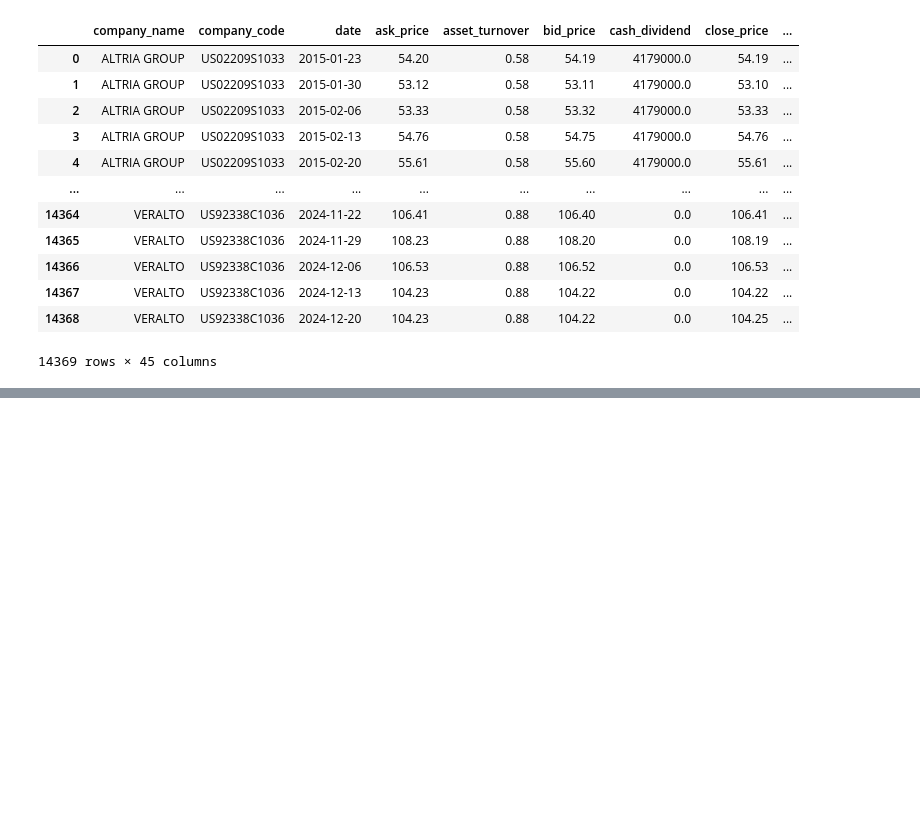
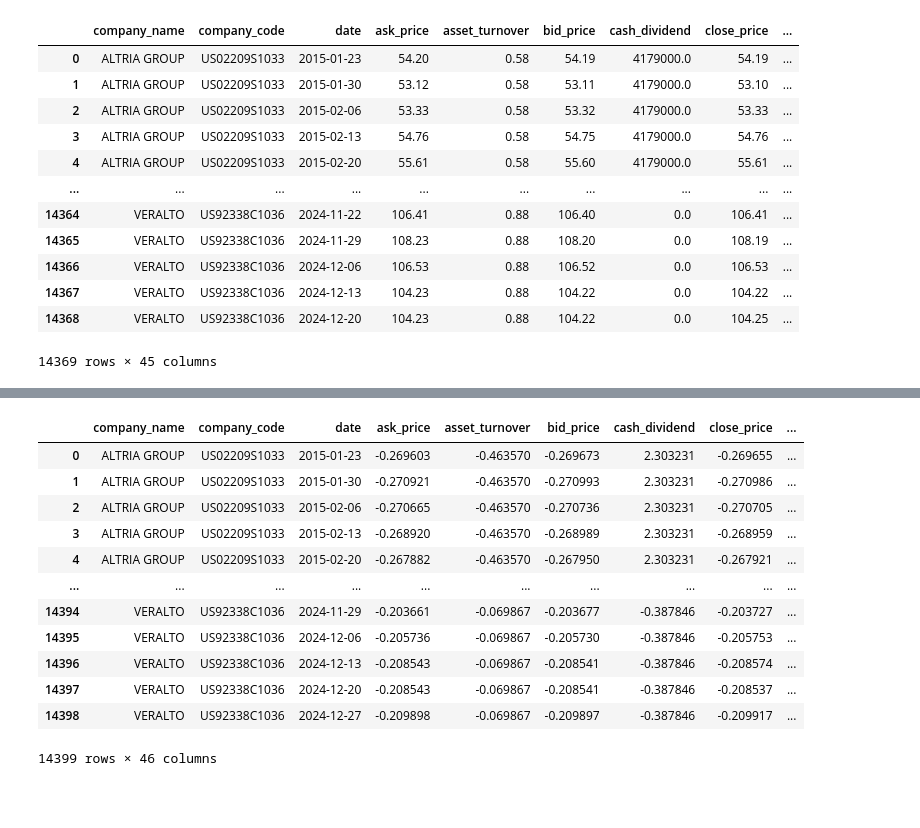
Before and after one commit to kaki1995/Project_Applying-AI-and-Large-Language-Models-in-Stock-Investment, a Jupyter notebook: Code_part 2.ipynb, the cells around one changed output, grey strips where cells are left out. Drawn from its saved outputs; the diff is of its cells as text; code cells hidden in the pictures; blank space fills up the shorter version.

```diff
--- a/Code_part 2.ipynb
+++ b/Code_part 2.ipynb
@@ -720,2 +740,49 @@ df_add_features.tail()
+# %%
+# standardize data
+
+df_stand = df_target.copy() # Make a copy of df_34
+
+X_cols = ["close_price", "ask_price", "bid_price", "price_high", "price_low", "price_open",
+         "turnover_value", "turnover_volume", "vwap", "trading_volume_wa",
+         "total_return", "pe", "ptbv", "dividend_yield", "operating_pm", "gross_pm",
+         "net_income", "roe", "roic", "roa", "ebit", "ebitda", "dpps",
+         "current_ratio", "quick_ratio", "asset_turnover",
+         "tdce", "ltdce", "interest_cover1", "interest_cover2", "cash_dividend", "shares_outstanding",
+         "SP500_Return (%)", "VIX_Close", "weekly_return",
+          "avg_4w", "avg_8w", "avg_12w", "avg_24w", "sharpe_ratio_24w", "skewness_24w","kurtosis_24w"]
+
+y_col = ['next_week_return']
+
+X = df_stand[X_cols]
+y = df_stand[y_col]
+
+scaler_X = StandardScaler()
+X_scaled = scaler_X.fit_transform(X)
+
+scaler_y = StandardScaler()
+y_scaled= scaler_y.fit_transform(y.values.reshape(-1, 1)).flatten()
+
+df_scaled = df_stand.copy()
+
+for i in range(len(X_cols)):
+    df_scaled[X_cols[i]] = X_scaled[:,i]
+
+df_scaled[y_col[0]] = y_scaled
+
+df_scaled
+# %% [output]
+|  | company_name | company_code | date | ask_price | asset_turnover | bid_price | cash_dividend | close_price | ... |
+| 0 | ALTRIA GROUP | US02209S1033 | 2015-01-23 | -0.269603 | -0.463570 | -0.269673 | 2.303231 | -0.269655 | ... |
+| 1 | ALTRIA GROUP | US02209S1033 | 2015-01-30 | -0.270921 | -0.463570 | -0.270993 | 2.303231 | -0.270986 | ... |
+| 2 | ALTRIA GROUP | US02209S1033 | 2015-02-06 | -0.270665 | -0.463570 | -0.270736 | 2.303231 | -0.270705 | ... |
+| 3 | ALTRIA GROUP | US02209S1033 | 2015-02-13 | -0.268920 | -0.463570 | -0.268989 | 2.303231 | -0.268959 | ... |
+| 4 | ALTRIA GROUP | US02209S1033 | 2015-02-20 | -0.267882 | -0.463570 | -0.267950 | 2.303231 | -0.267921 | ... |
+| ... | ... | ... | ... | ... | ... | ... | ... | ... | ... |
+| 14394 | VERALTO | US92338C1036 | 2024-11-29 | -0.203661 | -0.069867 | -0.203677 | -0.387846 | -0.203727 | ... |
+| 14395 | VERALTO | US92338C1036 | 2024-12-06 | -0.205736 | -0.069867 | -0.205730 | -0.387846 | -0.205753 | ... |
+| 14396 | VERALTO | US92338C1036 | 2024-12-13 | -0.208543 | -0.069867 | -0.208541 | -0.387846 | -0.208574 | ... |
+| 14397 | VERALTO | US92338C1036 | 2024-12-20 | -0.208543 | -0.069867 | -0.208541 | -0.387846 | -0.208537 | ... |
+| 14398 | VERALTO | US92338C1036 | 2024-12-27 | -0.209898 | -0.069867 | -0.209897 | -0.387846 | -0.209917 | ... |
+14399 rows × 46 columns
 # %% [markdown]
 #
```
Also changed, not shown: parts of 11 cells of this notebook.
